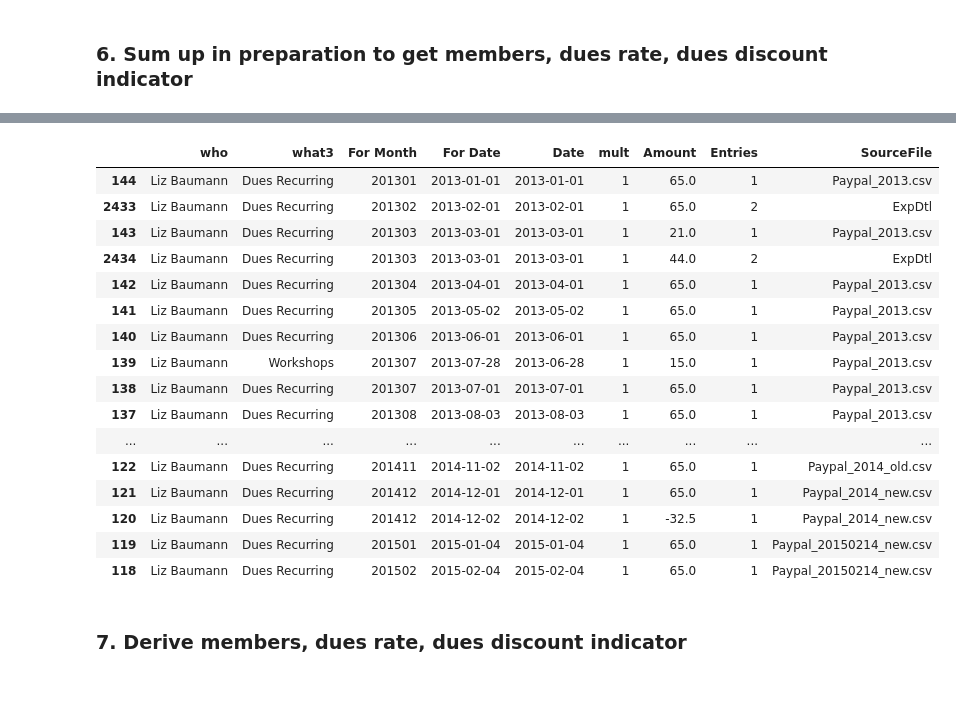
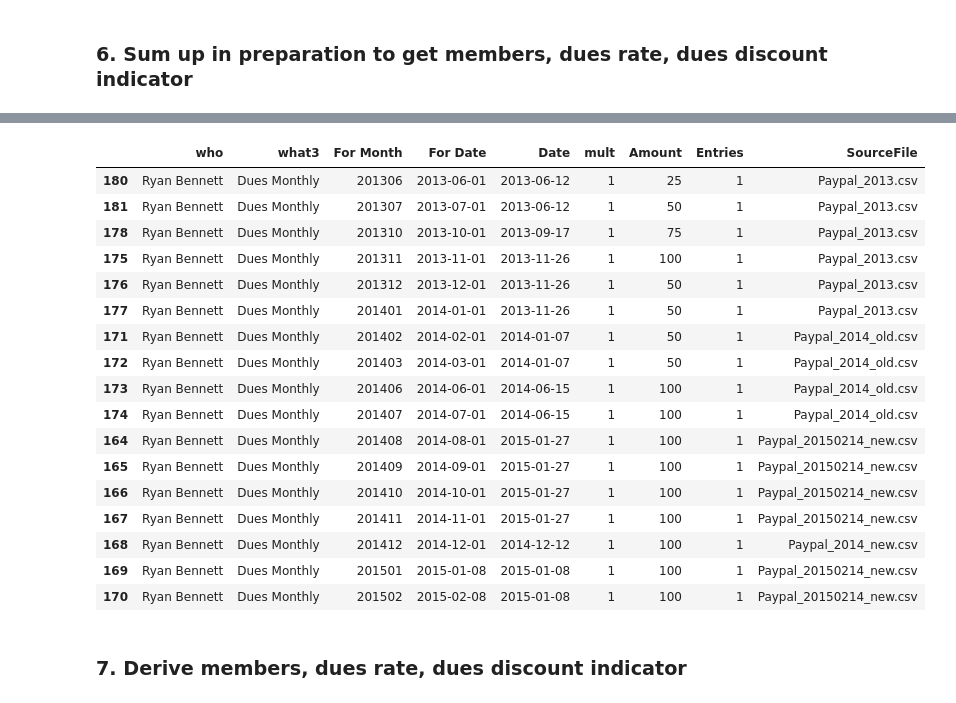
Before and after one commit to lizbaumann/SSD_database, a Jupyter notebook: SSDdb_Paypal.ipynb, the cells around one changed output, grey strips where cells are left out. Cells and saved outputs as stored; diff of their text form; code cells hidden in the pictures.

```diff
--- a/SSDdb_Paypal.ipynb
+++ b/SSDdb_Paypal.ipynb
@@ -77,6 +77,10 @@ dfp['Account'] = 'Paypal'
 dfp['how'] = 'EFT'
 dfp['Debit'] = [d if d < 0 else 0 for d in dfp['PP_Gross']]
 dfp['Credit'] = [d if d >= 0 else 0 for d in dfp['PP_Gross']]
+# get For Date (and For Month) on the main Paypal df - increment to next month if late in month
+dfp['For Date'] = [d if int(d.strftime('%d')) < 20 else d + pd.DateOffset(months=1) for d in dfp['Date']]
+dfp = dfp[dfp['For Date'] >= '2013-01-01']
+
 
 # Name reassignment: multiple people paying for one member, aliases, etc.
 df_names = [
@@ -116,7 +120,6 @@ dfp['mbr_name'].fillna(dfp['who'], inplace=True)
 dfp['who'] = dfp['mbr_name'].apply(lambda x: x.title())
 dfp.drop('mbr_name', axis=1, inplace=True)
 
-
 # get Paypal transaction fee into rows not separate column
 dfp_gross = dfp.copy()
 dfp_gross['PP_Fee'] = 0
@@ -130,8 +133,9 @@ dfp_fees['who'] = 'Paypal'
 dfp = pd.DataFrame()
 dfp = dfp_gross.append(dfp_fees, ignore_index=True)
 
-dfp['Amount'] = dfp['Debit'] + dfp['Credit']
 
-dfp2 = dfp.copy()
-dfp.shape # (3024, 19)
+dfp['For Month'] = dfp['For Date'].apply(lambda x: int(x.strftime('%Y%m')))
+
+dfp2b = dfp.copy()
+dfp.shape # (2516, 20) is For Dates 201301 on
 # %% [output]
@@ -190,11 +304,9 @@ def assign_what3_pp(s):
     if ('$30.00 per person' in s['PP_Item Title']) & \
         ('3D' in s['PP_Item Title']):
         mult = 2.0
-    elif (s['TransID'] == '4X918481AG9097134') & (s['who'] == 'Ryan Bennett'):
-        mult = 4.0
     elif '3 Months' in s['PP_Option 1']:
         mult = 3.0
-    elif ('2 Months' in s['PP_Option 1']) | (s['Amount'] == 130):
+    elif ('2 Months' in s['PP_Option 1']) & (s['who'] != 'Ryan Bennett'):
         mult = 2.0
     elif ('1 Half-Month' in s['PP_Option 1']) | \
         ('after the 15th' in s['PP_Option 1']) | \
@@ -209,5 +321,5 @@ dfp_what3 = dfp.apply(assign_what3_pp, axis=1)
 dfp = dfp.join(dfp_what3)
 
 dfp3 = dfp.copy()
-dfp.shape # (3024, 21)
+dfp.shape # (2525, 23)
 # %% [output]
@@ -399,44 +475,44 @@ dfp.shape # (1475, 8)
 # %%
 ##### TROUBLESHOOTING #####
 x = dfp5[dfp5['what3'] == 'Dues Monthly']
-x = dfp5[dfp5['who'] == 'Wayne Radinsky']
 x = dfp5[dfp5['who'] == 'Liz Baumann']
 
 x[['who', 'what3', 'For Month', 'For Date', 'Date', 'mult', 'Amount', 'Entries', 'SourceFile']].sort(['who', 'For Month', 'Date'])
 x.sort(['who', 'For Month', 'Date'])
 
 x = dfp6[dfp6['who'] == 'Liz Baumann']
 x = dfp6[dfp6['who'] == 'Jennifer Farmer']
 x[['who', 'what3', 'For Month', 'mult', 'Amount', 'Entries']].sort(['who', 'For Month'])
 
 
 x = dfp5[dfp5['what3'] != 'Fees Paypal Transactions']
 #x.groupby(['PP_Option 1', 'Amount'], as_index=False).sum()
 #dfp.groupby(['what3'], as_index=False).sum()
 
 x = dfp6[dfp6['who'] == 'Liz Baumann']
 x[['who', 'what3', 'For Month', 'mult', 'Amount', 'Entries']].sort(['who', 'For Month'])
 
-x = dfp5[dfp5['who'] == 'Liz Baumann']
+x = dfp5[dfp5['who'] == 'Ryan Bennett']
 x[['who', 'what3', 'For Month', 'For Date', 'Date', 'mult', 'Amount', 'Entries', 'SourceFile']].sort(['who', 'For Month', 'Date'])
 # %% [output]
 |  | who | what3 | For Month | For Date | Date | mult | Amount | Entries | SourceFile |
-| 144 | Liz Baumann | Dues Recurring | 201301 | 2013-01-01 | 2013-01-01 | 1 | 65.0 | 1 | Paypal_2013.csv |
-| 2433 | Liz Baumann | Dues Recurring | 201302 | 2013-02-01 | 2013-02-01 | 1 | 65.0 | 2 | ExpDtl |
-| 143 | Liz Baumann | Dues Recurring | 201303 | 2013-03-01 | 2013-03-01 | 1 | 21.0 | 1 | Paypal_2013.csv |
-| 2434 | Liz Baumann | Dues Recurring | 201303 | 2013-03-01 | 2013-03-01 | 1 | 44.0 | 2 | ExpDtl |
-| 142 | Liz Baumann | Dues Recurring | 201304 | 2013-04-01 | 2013-04-01 | 1 | 65.0 | 1 | Paypal_2013.csv |
-| 141 | Liz Baumann | Dues Recurring | 201305 | 2013-05-02 | 2013-05-02 | 1 | 65.0 | 1 | Paypal_2013.csv |
-| 140 | Liz Baumann | Dues Recurring | 201306 | 2013-06-01 | 2013-06-01 | 1 | 65.0 | 1 | Paypal_2013.csv |
-| 139 | Liz Baumann | Workshops | 201307 | 2013-07-28 | 2013-06-28 | 1 | 15.0 | 1 | Paypal_2013.csv |
-| 138 | Liz Baumann | Dues Recurring | 201307 | 2013-07-01 | 2013-07-01 | 1 | 65.0 | 1 | Paypal_2013.csv |
-| 137 | Liz Baumann | Dues Recurring | 201308 | 2013-08-03 | 2013-08-03 | 1 | 65.0 | 1 | Paypal_2013.csv |
-| ... | ... | ... | ... | ... | ... | ... | ... | ... | ... |
-| 122 | Liz Baumann | Dues Recurring | 201411 | 2014-11-02 | 2014-11-02 | 1 | 65.0 | 1 | Paypal_2014_old.csv |
-| 121 | Liz Baumann | Dues Recurring | 201412 | 2014-12-01 | 2014-12-01 | 1 | 65.0 | 1 | Paypal_2014_new.csv |
-| 120 | Liz Baumann | Dues Recurring | 201412 | 2014-12-02 | 2014-12-02 | 1 | -32.5 | 1 | Paypal_2014_new.csv |
-| 119 | Liz Baumann | Dues Recurring | 201501 | 2015-01-04 | 2015-01-04 | 1 | 65.0 | 1 | Paypal_20150214_new.csv |
-| 118 | Liz Baumann | Dues Recurring | 201502 | 2015-02-04 | 2015-02-04 | 1 | 65.0 | 1 | Paypal_20150214_new.csv |
+| 180 | Ryan Bennett | Dues Monthly | 201306 | 2013-06-01 | 2013-06-12 | 1 | 25 | 1 | Paypal_2013.csv |
+| 181 | Ryan Bennett | Dues Monthly | 201307 | 2013-07-01 | 2013-06-12 | 1 | 50 | 1 | Paypal_2013.csv |
+| 178 | Ryan Bennett | Dues Monthly | 201310 | 2013-10-01 | 2013-09-17 | 1 | 75 | 1 | Paypal_2013.csv |
+| 175 | Ryan Bennett | Dues Monthly | 201311 | 2013-11-01 | 2013-11-26 | 1 | 100 | 1 | Paypal_2013.csv |
+| 176 | Ryan Bennett | Dues Monthly | 201312 | 2013-12-01 | 2013-11-26 | 1 | 50 | 1 | Paypal_2013.csv |
+| 177 | Ryan Bennett | Dues Monthly | 201401 | 2014-01-01 | 2013-11-26 | 1 | 50 | 1 | Paypal_2013.csv |
+| 171 | Ryan Bennett | Dues Monthly | 201402 | 2014-02-01 | 2014-01-07 | 1 | 50 | 1 | Paypal_2014_old.csv |
+| 172 | Ryan Bennett | Dues Monthly | 201403 | 2014-03-01 | 2014-01-07 | 1 | 50 | 1 | Paypal_2014_old.csv |
+| 173 | Ryan Bennett | Dues Monthly | 201406 | 2014-06-01 | 2014-06-15 | 1 | 100 | 1 | Paypal_2014_old.csv |
+| 174 | Ryan Bennett | Dues Monthly | 201407 | 2014-07-01 | 2014-06-15 | 1 | 100 | 1 | Paypal_2014_old.csv |
+| 164 | Ryan Bennett | Dues Monthly | 201408 | 2014-08-01 | 2015-01-27 | 1 | 100 | 1 | Paypal_20150214_new.csv |
+| 165 | Ryan Bennett | Dues Monthly | 201409 | 2014-09-01 | 2015-01-27 | 1 | 100 | 1 | Paypal_20150214_new.csv |
+| 166 | Ryan Bennett | Dues Monthly | 201410 | 2014-10-01 | 2015-01-27 | 1 | 100 | 1 | Paypal_20150214_new.csv |
+| 167 | Ryan Bennett | Dues Monthly | 201411 | 2014-11-01 | 2015-01-27 | 1 | 100 | 1 | Paypal_20150214_new.csv |
+| 168 | Ryan Bennett | Dues Monthly | 201412 | 2014-12-01 | 2014-12-12 | 1 | 100 | 1 | Paypal_2014_new.csv |
+| 169 | Ryan Bennett | Dues Monthly | 201501 | 2015-01-08 | 2015-01-08 | 1 | 100 | 1 | Paypal_20150214_new.csv |
+| 170 | Ryan Bennett | Dues Monthly | 201502 | 2015-02-08 | 2015-01-08 | 1 | 100 | 1 | Paypal_20150214_new.csv |
 # %% [markdown]
 ### 7. Derive members, dues rate, dues discount indicator
 # %%
```
Also changed, not shown: parts of 23 cells of this notebook, 1 other file.
